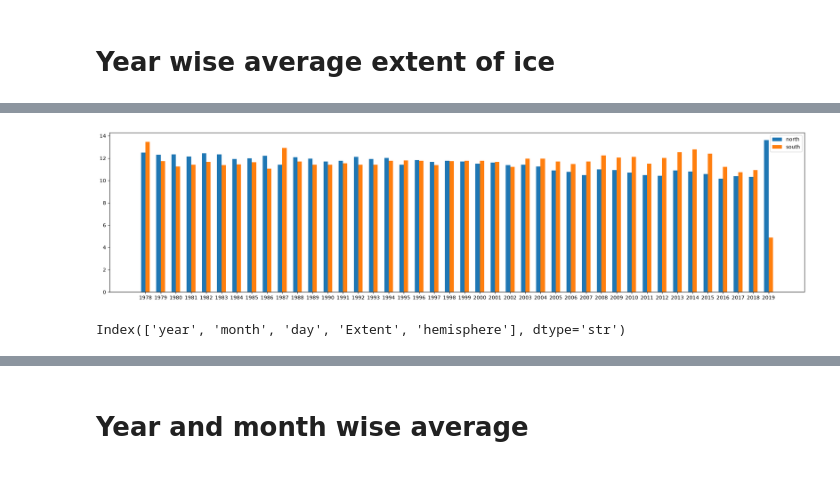
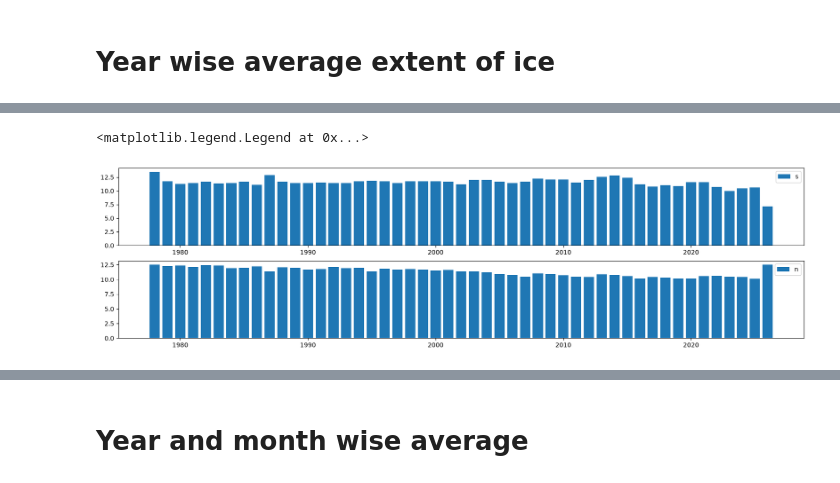
Before and after one commit to MagarVivek009/Exploratory-Data-Analysis-EDA-, a Jupyter notebook: seaice.ipynb, the cells around one changed output, grey strips where cells are left out. Drawn from its saved outputs; the diff is of its cells as text; code cells hidden in the pictures.

```diff
--- a/seaice.ipynb
+++ b/seaice.ipynb
@@ -5,6 +5,7 @@ import pandas as pd
 import matplotlib.pyplot as plt
 import seaborn as sns
 # %%
-df = pd.read_csv(r"C:\Users\Vivek\Downloads\seaice.csv\seaice.csv")
+df_s = pd.read_csv(r"C:\Users\Vivek\Downloads\S_seaice_extent_daily_v4.0.csv")
+df_n = pd.read_csv(r"C:\Users\Vivek\Downloads\N_seaice_extent_daily_v4.0.csv")
 # %% [markdown]
 # Overview
@@ -119,3 +75,3 @@ Index(['Year', ' Month', ' Day', 'Extent', 'hemisphere'], dtype='str')
 # %%
-yearwise_extent = df.groupby(['Year','hemisphere'])['Extent'].mean()
-yearwise_extent
+df_s_yearwise_extent = df_s.groupby('year')['extent'].mean()
+df_n_yearwise_extent = df_n.groupby('year')['extent'].mean()
@@ -138,11 +78,12 @@ yearwise_extent_unstack = yearwise_extent.unstack(level = -1)
 # %%
-fig, ax = plt.subplots(figsize = (20,5))
-ax.grouped_bar(yearwise_extent_unstack.values, tick_labels = yearwise_extent_unstack.index, labels = yearwise_extent_unstack.columns)
-ax.legend()
-plt.tight_layout()
+fig, ax = plt.subplots(2,1,figsize = (20,5))
+ax[0].bar(df_s_yearwise_extent.index, height = df_s_yearwise_extent)
+ax[0].legend("south")
+
+ax[1].bar(df_n_yearwise_extent.index, height = df_n_yearwise_extent)
+ax[1].legend("north")
+
+#plt.tight_layout()
 # %% [output]
+<matplotlib.legend.Legend at 0x...>
-[figure, old version]
+[figure, new version]
-# %%
-df.columns
-# %% [output]
-Index(['year', 'month', 'day', 'Extent', 'hemisphere'], dtype='str')
```
Also changed, not shown: parts of 38 cells of this notebook.
